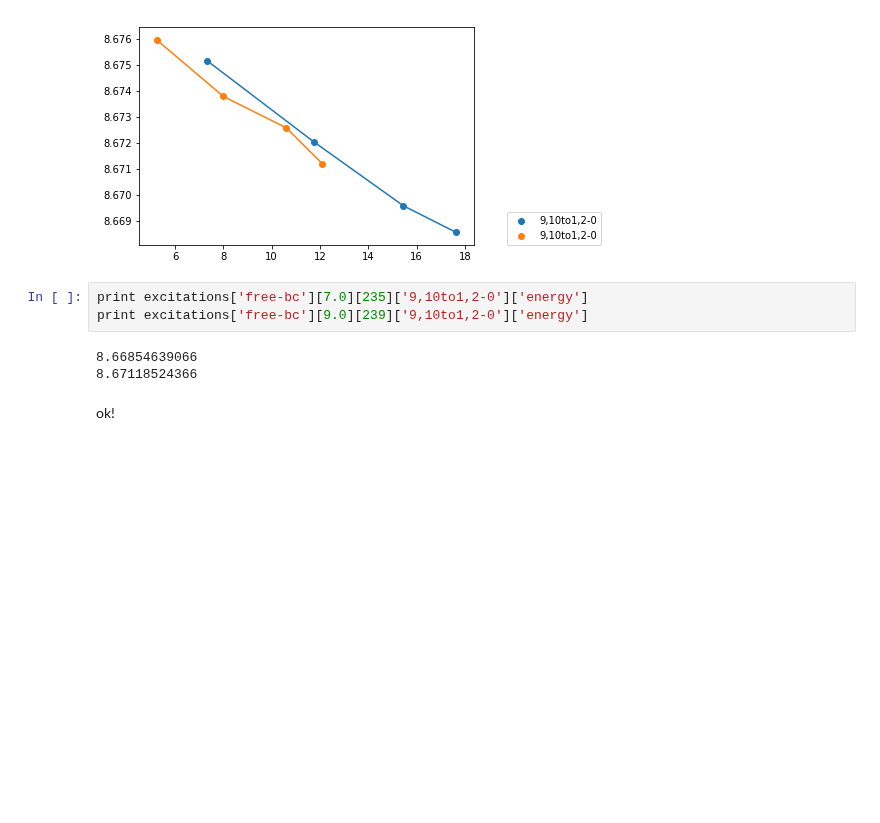
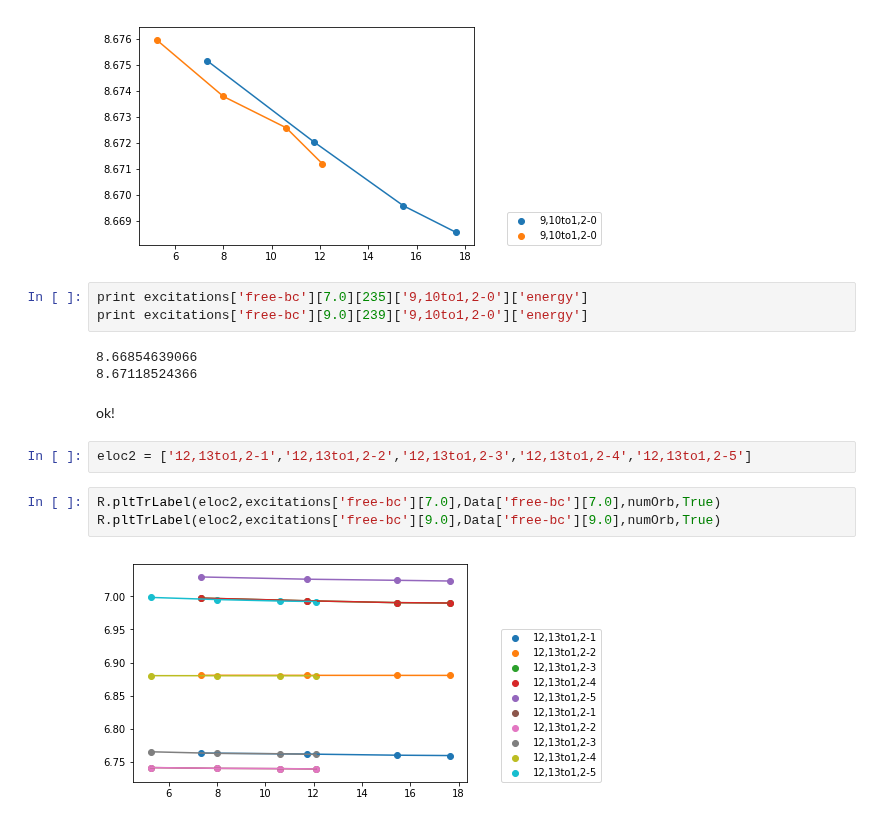
Before and after one commit to luigigenovese/KPM-nb, a Jupyter notebook: POLARIZABILITY/C6H6/Stability_and_convergence_linear_response.ipynb, the cells around one changed output. Drawn from its saved outputs; the diff is of its cells as text; blank space fills up the shorter version.

```diff
--- a/POLARIZABILITY/C6H6/Stability_and_convergence_linear_response.ipynb
+++ b/POLARIZABILITY/C6H6/Stability_and_convergence_linear_response.ipynb
@@ -224,3 +223,10 @@ print excitations['free-bc'][9.0][239]['9,10to1,2-0']['energy']
 8.67118524366
 # %% [markdown]
 ok!
+# %%
+eloc2 = ['12,13to1,2-1','12,13to1,2-2','12,13to1,2-3','12,13to1,2-4','12,13to1,2-5']
+# %%
+R.pltTrLabel(eloc2,excitations['free-bc'][7.0],Data['free-bc'][7.0],numOrb,True)
+R.pltTrLabel(eloc2,excitations['free-bc'][9.0],Data['free-bc'][9.0],numOrb,True)
+# %% [output]
+[figure, added]
```
Also changed, not shown: parts of 6 cells of this notebook, 1 other file.
